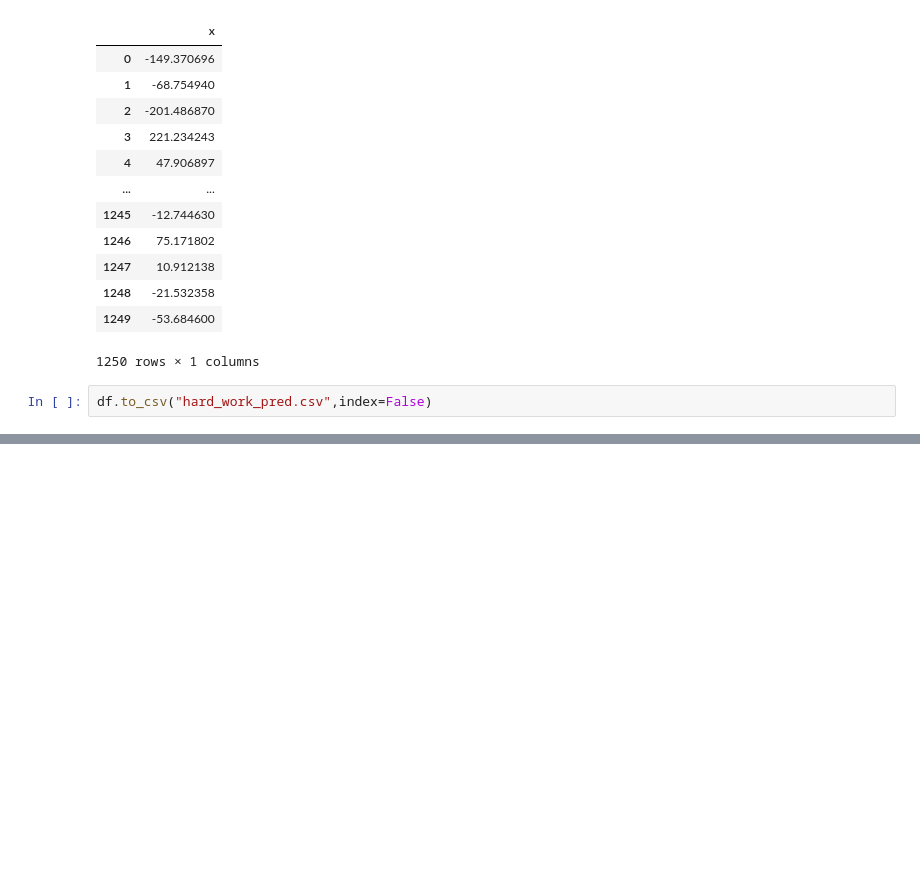
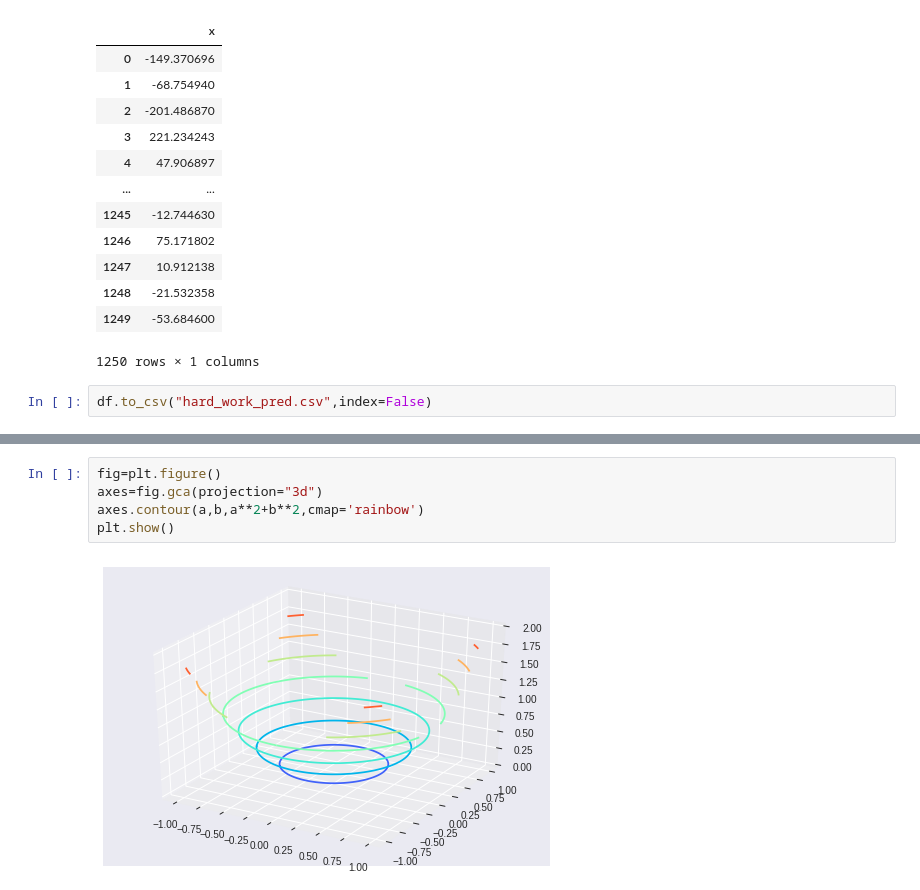
Before and after one commit to mohinesh9999/Kaggle, a Jupyter notebook: regression.ipynb, the cells around one changed output, grey strips where cells are left out. Saved outputs shown, nothing was run; the diff lists cells and outputs as text; blank space fills up the shorter version.

```diff
--- a/regression.ipynb
+++ b/regression.ipynb
@@ -287,0 +320,7 @@ df.to_csv("hard_work_pred.csv",index=False)
+# %%
+fig=plt.figure()
+axes=fig.gca(projection="3d")
+axes.contour(a,b,a**2+b**2,cmap='rainbow')
+plt.show()
+# %% [output]
+[figure, added]
```
Also changed, not shown: parts of 24 cells of this notebook.
